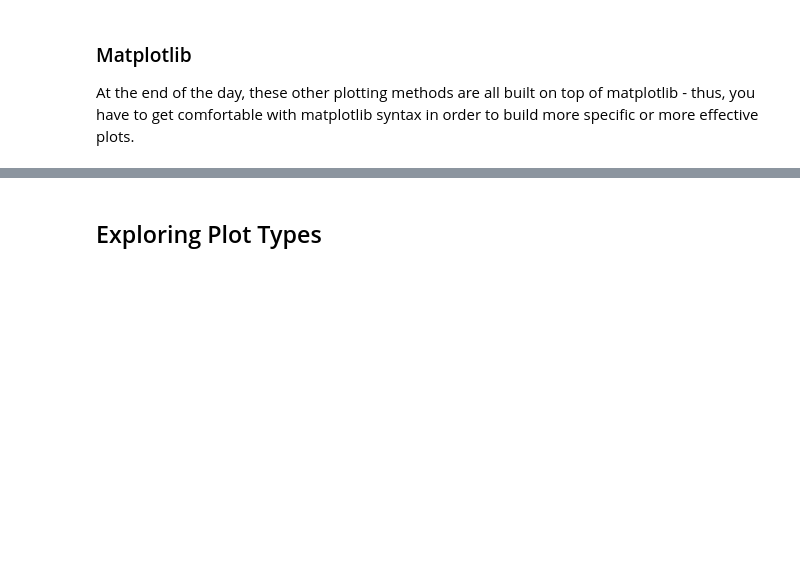
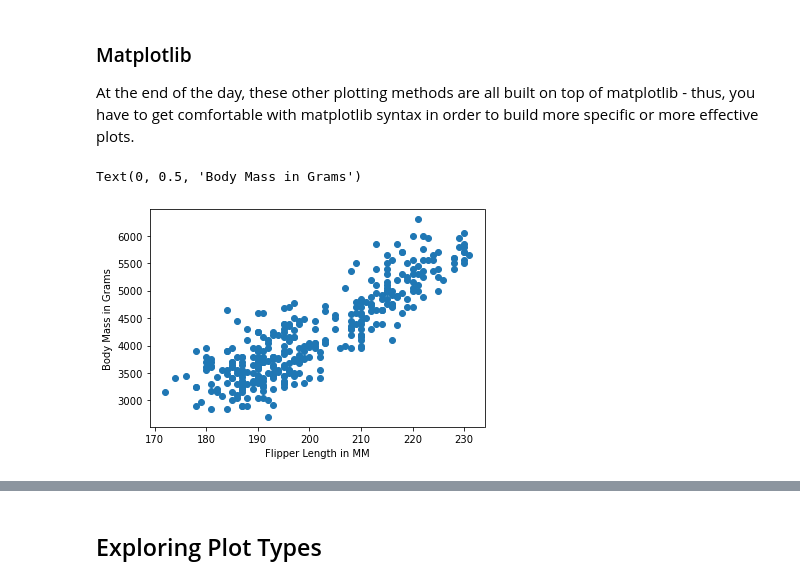
Before and after one commit to flatiron-school/DS-Live-040422, a Jupyter notebook: Phase1/09-PlottingWithPandas.ipynb, the cells around one changed output, grey strips where cells are left out. Saved outputs shown, nothing was run; the diff lists cells and outputs as text; code cells hidden in the pictures; blank space fills up the shorter version.

```diff
--- a/Phase1/09-PlottingWithPandas.ipynb
+++ b/Phase1/09-PlottingWithPandas.ipynb
@@ -122,6 +171,13 @@ Seaborn can be great for both kinds of plots - they're easy to put together and
 At the end of the day, these other plotting methods are all built on top of matplotlib - thus, you have to get comfortable with matplotlib syntax in order to build more specific or more effective plots.
 # %%
 # This is one matplotlib syntax - the non-fig/ax method
+plt.scatter(x=penguins['flipper_length_mm'], y = penguins['body_mass_g'])
+
+plt.xlabel('Flipper Length in MM')
+plt.ylabel("Body Mass in Grams")
+# %% [output]
+Text(0, 0.5, 'Body Mass in Grams')
+[figure, added]
 # %%
 # This is the other plotting syntax. Note that plt.subplots()
 # returns two things: the figure object and the axis object
```
Also changed, not shown: parts of 8 cells of this notebook, 9 other files.
